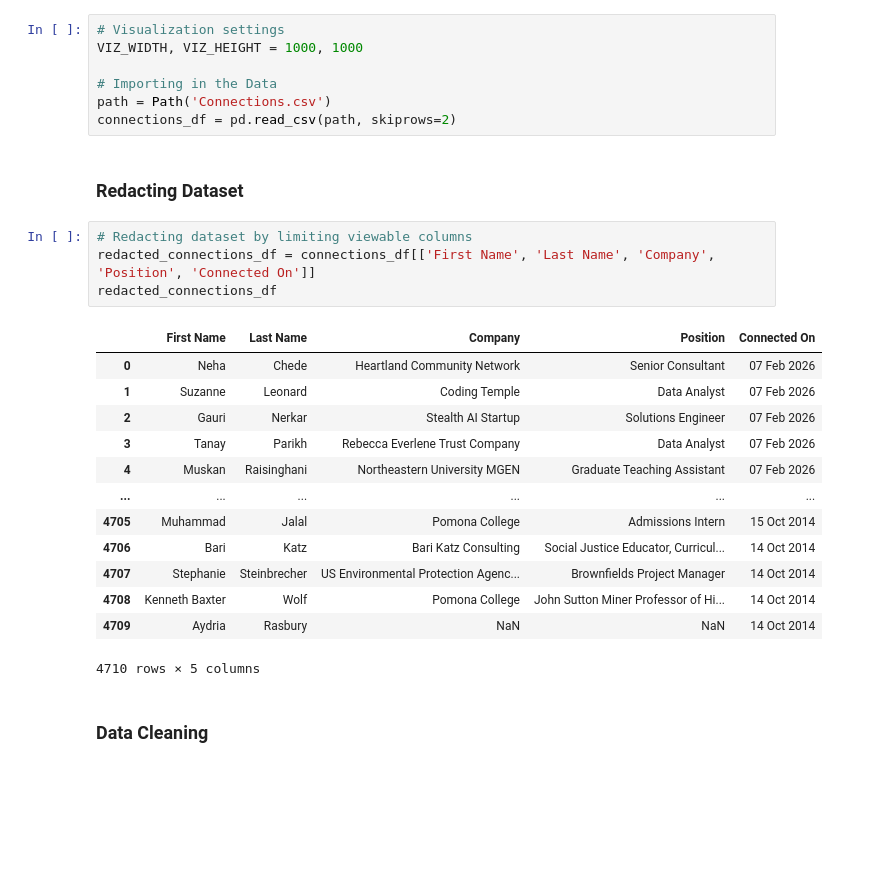
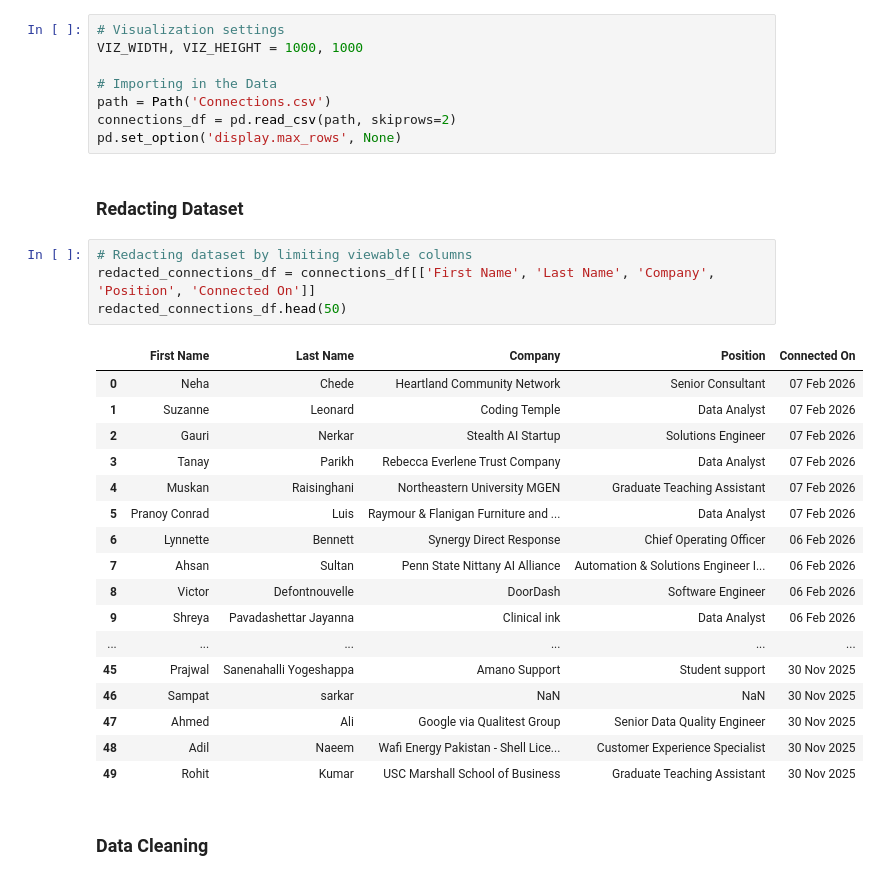
Before and after one commit to TuckerRasbury/02_VisualizingMyLinkedinNetwork, a Jupyter notebook: VisualizingMyLinkedinNetwork.ipynb, the cells around one changed output. Saved outputs shown, nothing was run; the diff lists cells and outputs as text; blank space fills up the shorter version.

```diff
--- a/VisualizingMyLinkedinNetwork.ipynb
+++ b/VisualizingMyLinkedinNetwork.ipynb
@@ -16,26 +16,31 @@ VIZ_WIDTH, VIZ_HEIGHT = 1000, 1000
 # Importing in the Data
 path = Path('Connections.csv')
 connections_df = pd.read_csv(path, skiprows=2)
+pd.set_option('display.max_rows', None)
 # %% [markdown]
 ### Redacting Dataset
 # %%
 # Redacting dataset by limiting viewable columns
 redacted_connections_df = connections_df[['First Name', 'Last Name', 'Company', 'Position', 'Connected On']]
-redacted_connections_df
+redacted_connections_df.head(50)
 # %% [output]
 |  | First Name | Last Name | Company | Position | Connected On |
 | 0 | Neha | Chede | Heartland Community Network | Senior Consultant | 07 Feb 2026 |
 | 1 | Suzanne | Leonard | Coding Temple | Data Analyst | 07 Feb 2026 |
 | 2 | Gauri | Nerkar | Stealth AI Startup | Solutions Engineer | 07 Feb 2026 |
 | 3 | Tanay | Parikh | Rebecca Everlene Trust Company | Data Analyst | 07 Feb 2026 |
 | 4 | Muskan | Raisinghani | Northeastern University MGEN | Graduate Teaching Assistant | 07 Feb 2026 |
+| 5 | Pranoy Conrad | Luis | Raymour & Flanigan Furniture and ... | Data Analyst | 07 Feb 2026 |
+| 6 | Lynnette | Bennett | Synergy Direct Response | Chief Operating Officer | 06 Feb 2026 |
+| 7 | Ahsan | Sultan | Penn State Nittany AI Alliance | Automation & Solutions Engineer I... | 06 Feb 2026 |
+| 8 | Victor | Defontnouvelle | DoorDash | Software Engineer | 06 Feb 2026 |
+| 9 | Shreya | Pavadashettar Jayanna | Clinical ink | Data Analyst | 06 Feb 2026 |
 | ... | ... | ... | ... | ... | ... |
-| 4705 | Muhammad | Jalal | Pomona College | Admissions Intern | 15 Oct 2014 |
-| 4706 | Bari | Katz | Bari Katz Consulting | Social Justice Educator, Curricul... | 14 Oct 2014 |
-| 4707 | Stephanie | Steinbrecher | US Environmental Protection Agenc... | Brownfields Project Manager | 14 Oct 2014 |
-| 4708 | Kenneth Baxter | Wolf | Pomona College | John Sutton Miner Professor of Hi... | 14 Oct 2014 |
-| 4709 | Aydria | Rasbury | NaN | NaN | 14 Oct 2014 |
+| 45 | Prajwal | Sanenahalli Yogeshappa | Amano Support | Student support | 30 Nov 2025 |
+| 46 | Sampat | sarkar | NaN | NaN | 30 Nov 2025 |
+| 47 | Ahmed | Ali | Google via Qualitest Group | Senior Data Quality Engineer | 30 Nov 2025 |
+| 48 | Adil | Naeem | Wafi Energy Pakistan - Shell Lice... | Customer Experience Specialist | 30 Nov 2025 |
+| 49 | Rohit | Kumar | USC Marshall School of Business | Graduate Teaching Assistant | 30 Nov 2025 |
-4710 rows × 5 columns
 # %% [markdown]
 ### Data Cleaning
 # %%
```
Also changed, not shown: parts of 4 cells of this notebook.
